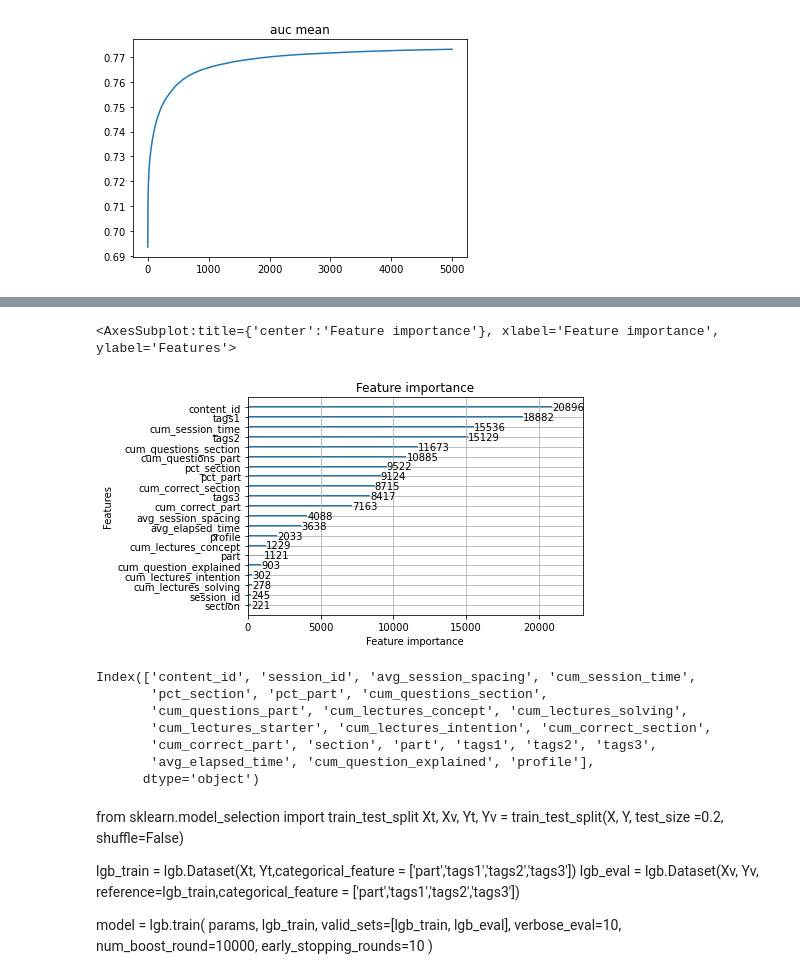
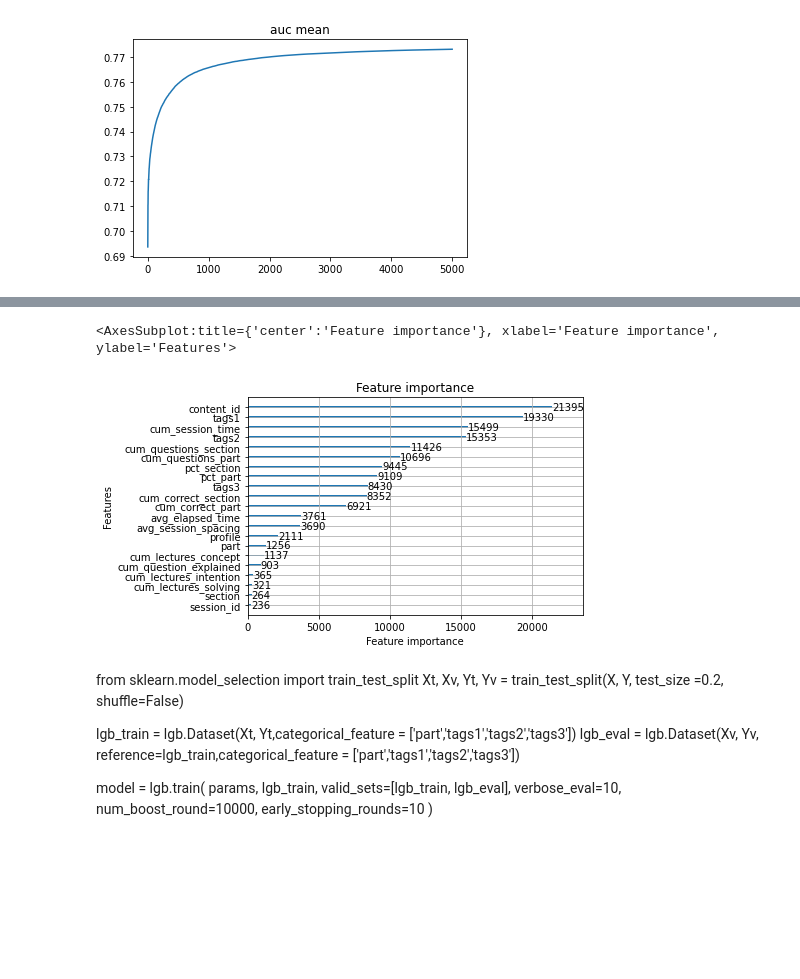
Before and after one commit to tdenimal/riid_kaggle, a Jupyter notebook: notebooks/playground.ipynb, the cells around one changed output, grey strips where cells are left out. Saved outputs shown, nothing was run; the diff lists cells and outputs as text; code cells hidden in the pictures; blank space fills up the shorter version.

```diff
--- a/notebooks/playground.ipynb
+++ b/notebooks/playground.ipynb
@@ -172,19 +177,8 @@ plt.show()
-# %%
-
-lgb.plot_importance(model_cv["cvbooster"].boosters[9])
-# %% [output]
-<AxesSubplot:title={'center':'Feature importance'}, xlabel='Feature importance', ylabel='Features'>
-[figure, removed]
-# %%
-train.columns
-# %% [output]
-Index(['content_id', 'session_id', 'avg_session_spacing', 'cum_session_time',
-       'pct_section', 'pct_part', 'cum_questions_section',
-       'cum_questions_part', 'cum_lectures_concept', 'cum_lectures_solving',
-       'cum_lectures_starter', 'cum_lectures_intention', 'cum_correct_section',
-       'cum_correct_part', 'section', 'part', 'tags1', 'tags2', 'tags3',
-       'avg_elapsed_time', 'cum_question_explained', 'profile'],
-      dtype='object')
+# %%
+lgb.plot_importance(lgb.Booster(model_file="model_0.bin"))
+# %% [output]
+<AxesSubplot:title={'center':'Feature importance'}, xlabel='Feature importance', ylabel='Features'>
+[figure, added]
 # %% [markdown]
 
 
```
Also changed, not shown: parts of 5 cells of this notebook.
